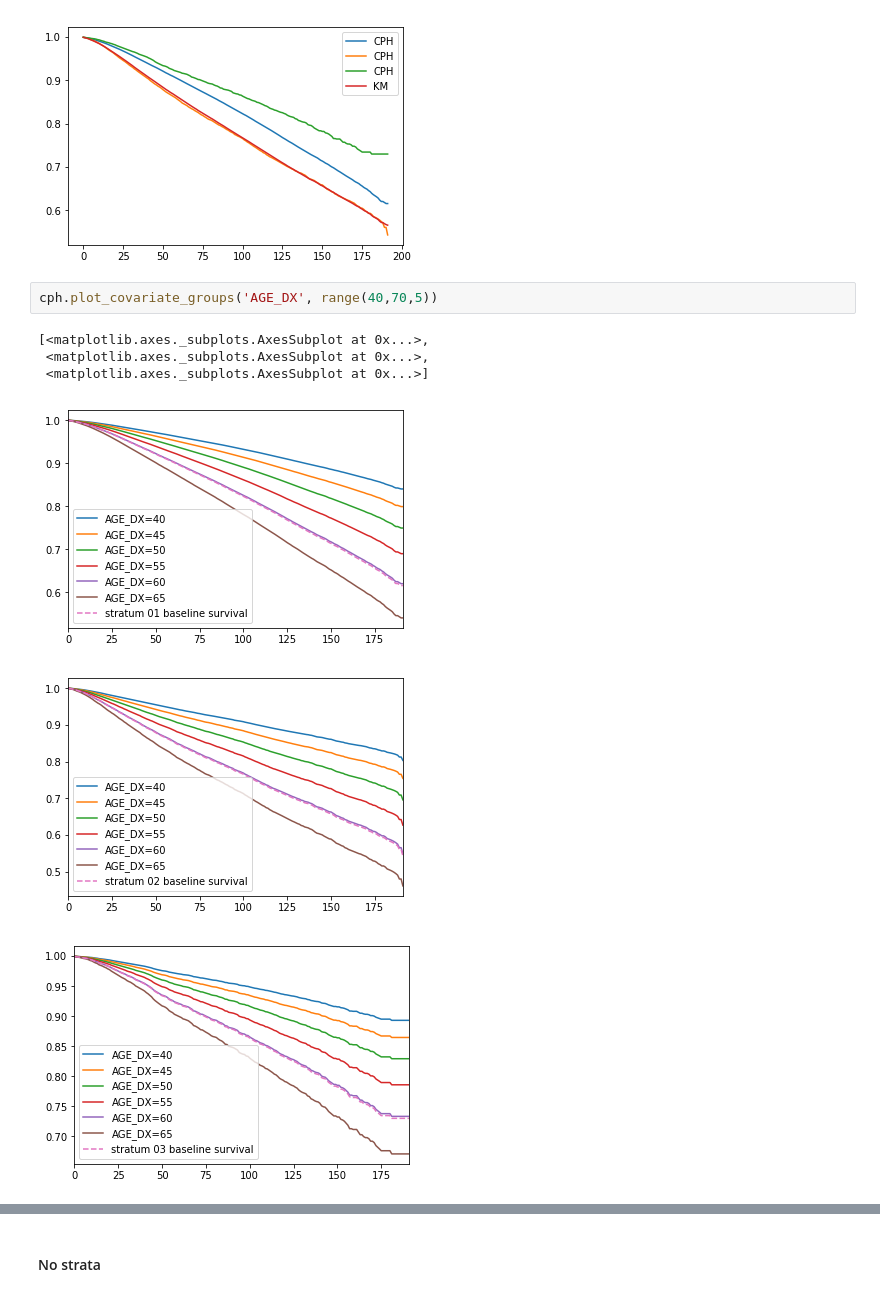
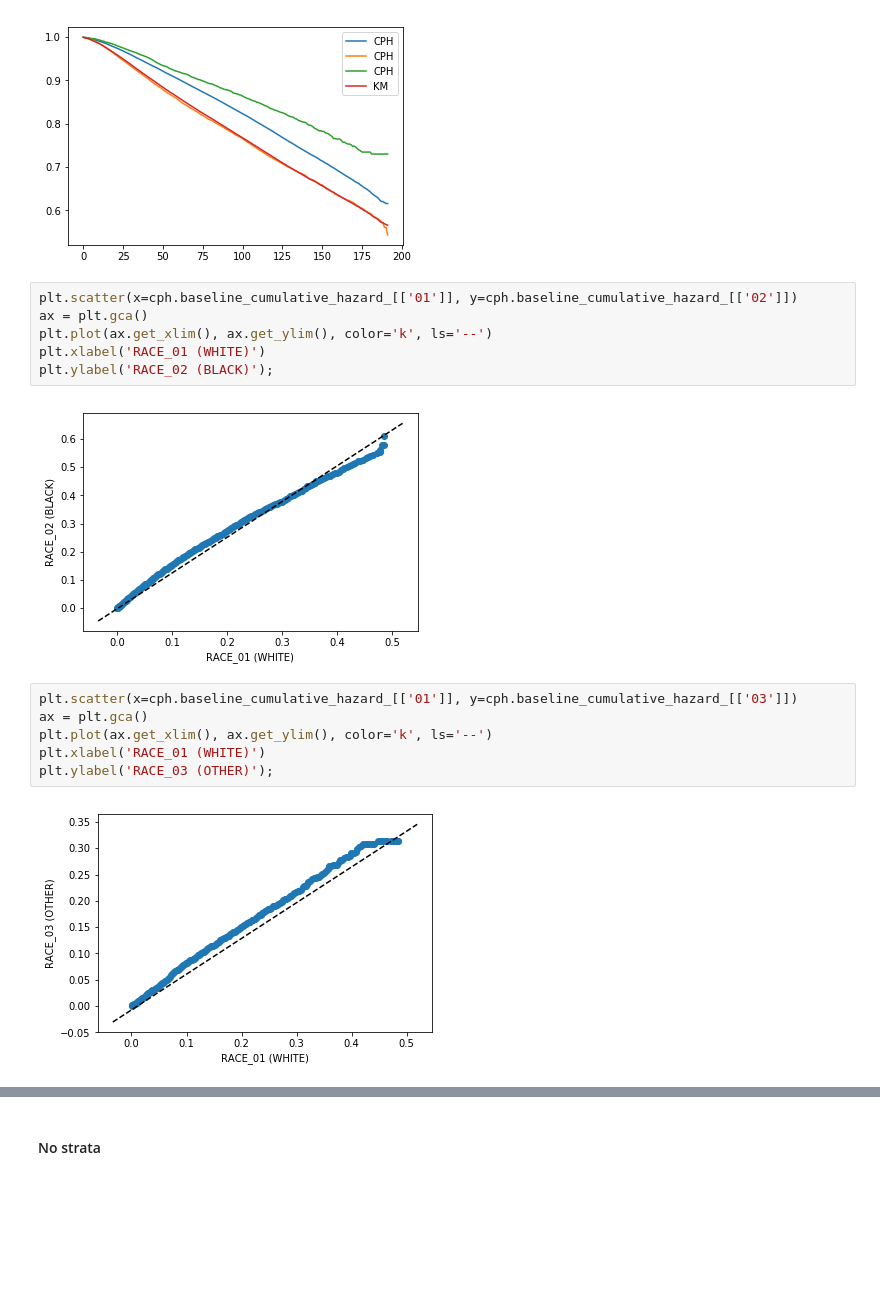
Before and after one commit to kbfreder/breast-cancer, a Jupyter notebook: SurvivalAnlaysis-01.ipynb, the cells around one changed output, grey strips where cells are left out. Saved outputs shown, nothing was run; the diff lists cells and outputs as text; blank space fills up the shorter version.

```diff
--- a/SurvivalAnlaysis-01.ipynb
+++ b/SurvivalAnlaysis-01.ipynb
@@ -113,12 +116,19 @@ plt.plot(kmf.survival_function_, label='KM')
 plt.legend();
 # %% [output]
 [figure]
-# %%
-cph.plot_covariate_groups('AGE_DX', range(40,70,5))
-# %% [output]
-[<matplotlib.axes._subplots.AxesSubplot at 0x...>,
- <matplotlib.axes._subplots.AxesSubplot at 0x...>,
- <matplotlib.axes._subplots.AxesSubplot at 0x...>]
-[figure, removed]
-[figure, removed]
-[figure, removed]
+# %%
+plt.scatter(x=cph.baseline_cumulative_hazard_[['01']], y=cph.baseline_cumulative_hazard_[['02']])
+ax = plt.gca()
+plt.plot(ax.get_xlim(), ax.get_ylim(), color='k', ls='--')
+plt.xlabel('RACE_01 (WHITE)')
+plt.ylabel('RACE_02 (BLACK)');
+# %% [output]
+[figure, added]
+# %%
+plt.scatter(x=cph.baseline_cumulative_hazard_[['01']], y=cph.baseline_cumulative_hazard_[['03']])
+ax = plt.gca()
+plt.plot(ax.get_xlim(), ax.get_ylim(), color='k', ls='--')
+plt.xlabel('RACE_01 (WHITE)')
+plt.ylabel('RACE_03 (OTHER)');
+# %% [output]
+[figure, added]
```
Also changed, not shown: parts of 19 cells of this notebook.
